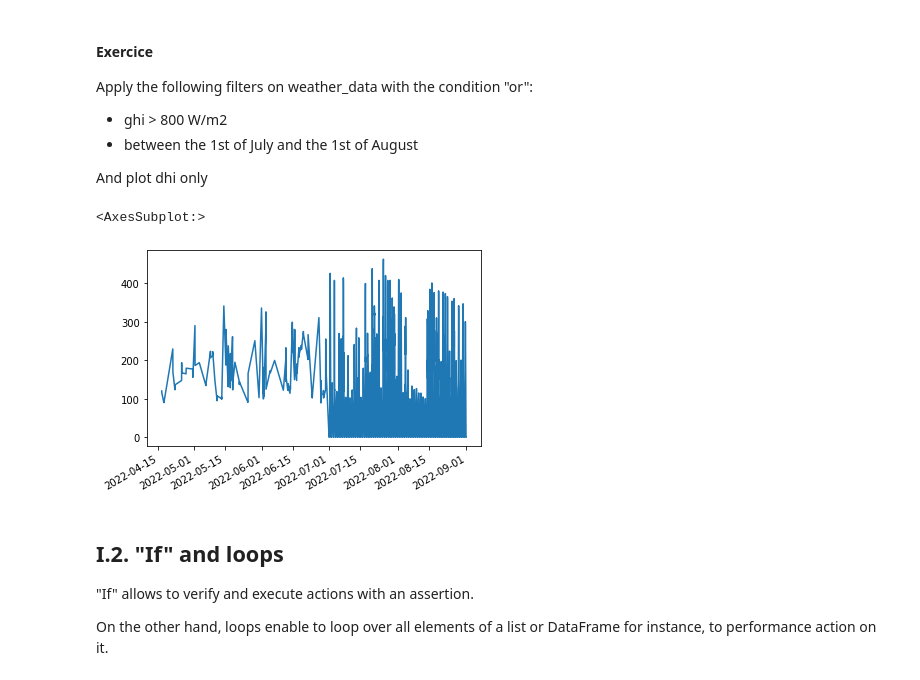
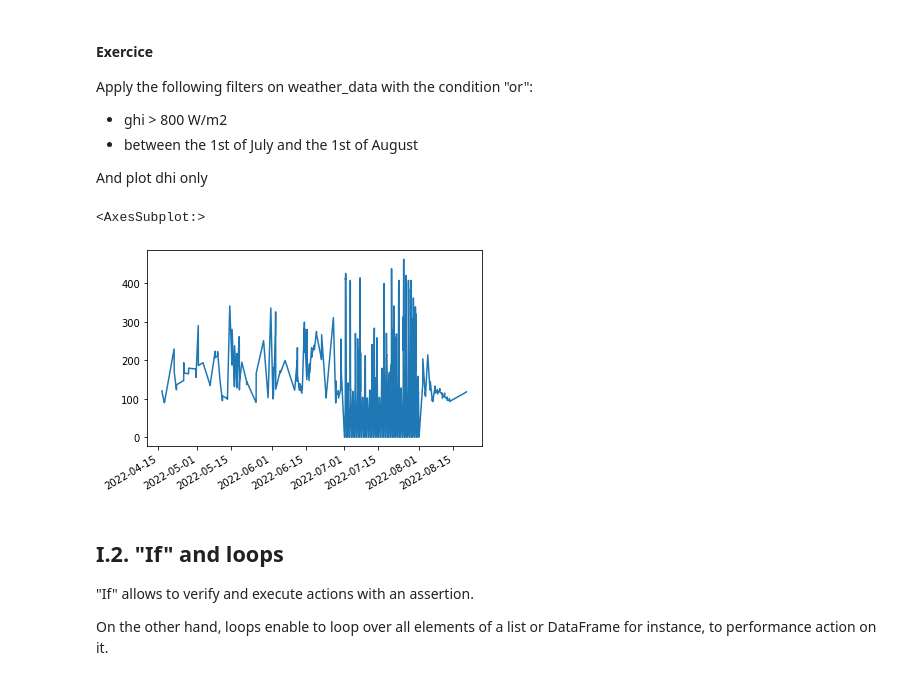
Before and after one commit to AlexandreHugoMathieu/pvfault_detection_solar_academy, a Jupyter notebook: notebooks/python_intro2_horizon_mask.ipynb, the cells around one changed output. Cells and saved outputs as stored; diff of their text form; code cells hidden in the pictures.

```diff
--- a/notebooks/python_intro2_horizon_mask.ipynb
+++ b/notebooks/python_intro2_horizon_mask.ipynb
@@ -143,15 +143,15 @@ And plot dhi only
 # %%
 filter_1 = weather_data["ghi"] > 800
 
 filter_date1 = (weather_data.index > pd.to_datetime("20220701").tz_localize("CET"))
-filter_date2 = (weather_data.index < pd.to_datetime("20220901").tz_localize("CET"))
+filter_date2 = (weather_data.index < pd.to_datetime("20220801").tz_localize("CET"))
 filter_2 = filter_date1 & filter_date2
 
 filter = filter_1 | filter_2
 weather_data.loc[filter, "dhi"].plot()
 # %% [output]
 <AxesSubplot:>
-[figure, old version]
+[figure, new version]
 # %% [markdown]
 ## I.2. "If" and loops
 
```
Also changed, not shown: 1 other file.
